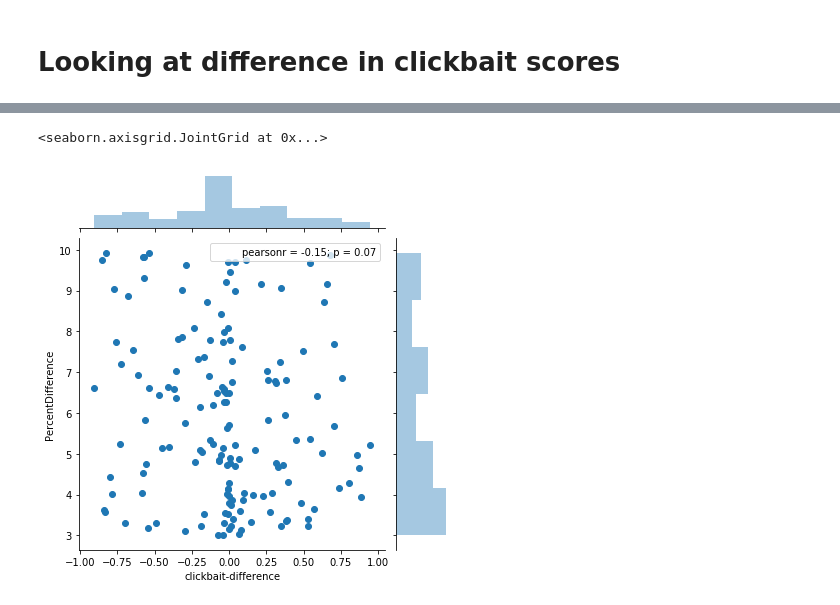
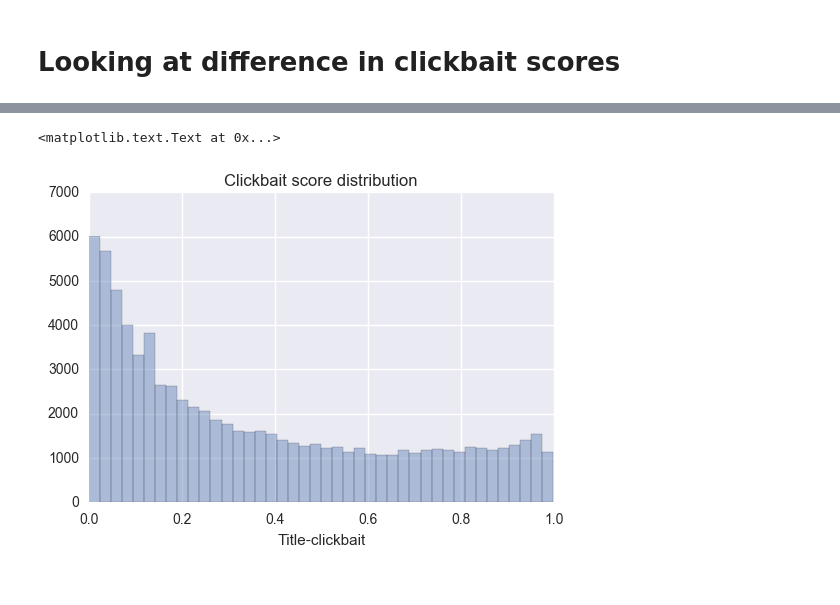
Before and after one commit to allenwang28/YouTube-Virality-Predictor, a Jupyter notebook: notebooks/Data Exploration - Time Based.ipynb, the cells around one changed output, grey strips where cells are left out. Saved outputs shown, nothing was run; the diff lists cells and outputs as text; code cells hidden in the pictures.

```diff
--- a/notebooks/Data Exploration - Time Based.ipynb
+++ b/notebooks/Data Exploration - Time Based.ipynb
@@ -130,8 +157,7 @@ sns.jointplot(df_t['clickbait-difference'], df_t['PercentDifference'])
-# %%
-top_k = top_k_percentile_views_mask(df, 1)
-percent_diff_mask = (df['PercentDifference'] < 10) & (df['PercentDifference'] > 3)
-df_t = df[percent_diff_mask & top_k]
-sns.jointplot(df_t['clickbait-difference'], df_t['PercentDifference'])
-# %% [output]
-<seaborn.axisgrid.JointGrid at 0x...>
-[figure, removed]
+# %%
+ax = plt.axes()
+sns.distplot(df['Title-clickbait'], kde=False)
+ax.set_title('Clickbait score distribution')
+# %% [output]
+<matplotlib.text.Text at 0x...>
+[figure, added]
```
Also changed, not shown: parts of 22 cells of this notebook.
